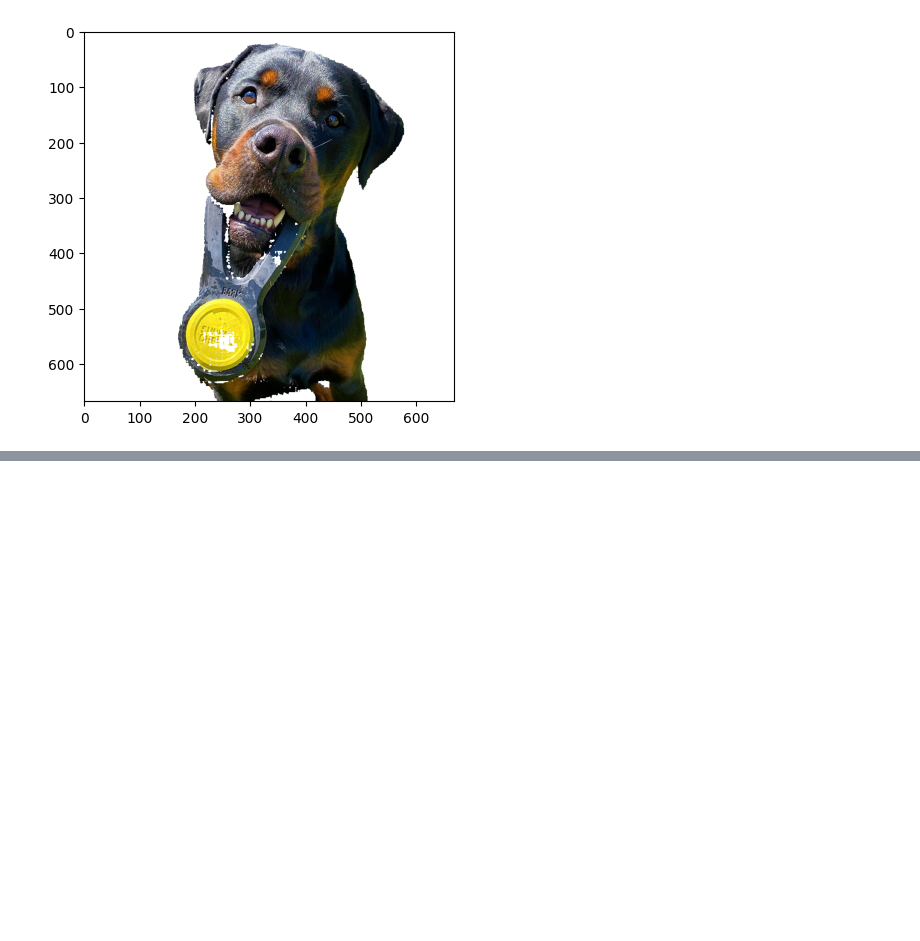
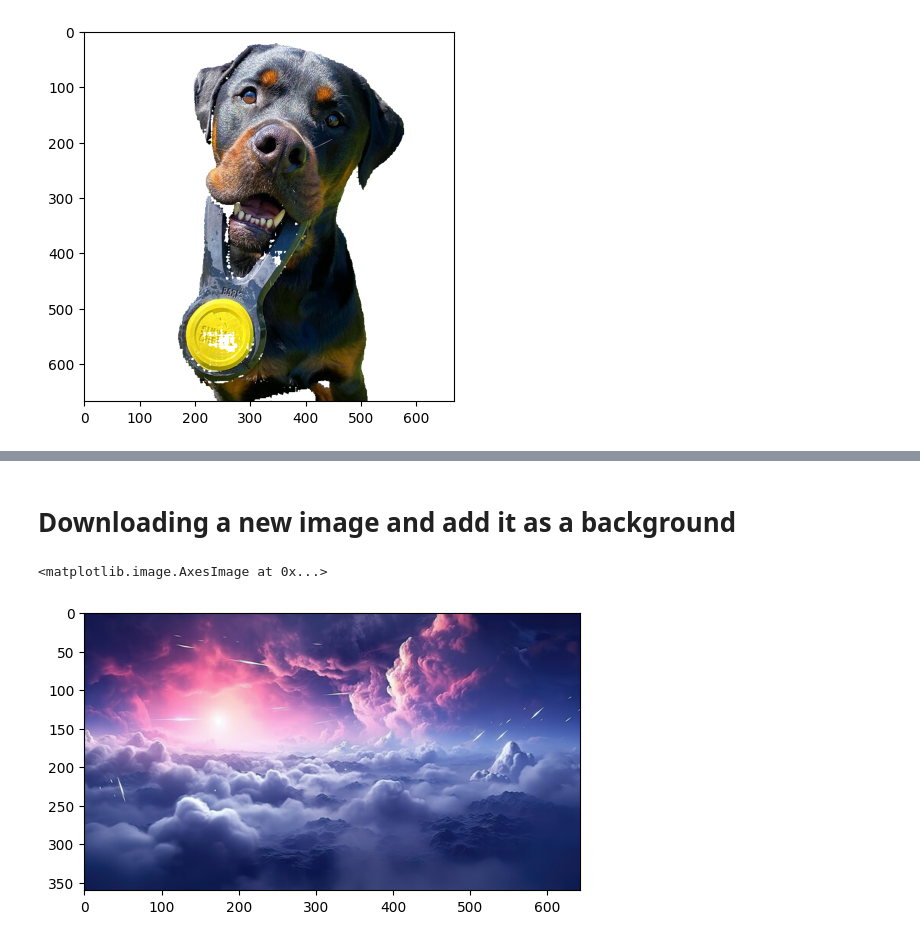
Before and after one commit to Bikash9841/Image_Background_Replacer, a Jupyter notebook: ImageBackgroundReplacement_usingSAM.ipynb, the cells around one changed output, grey strips where cells are left out. Cells and saved outputs as stored; diff of their text form; code cells hidden in the pictures; blank space fills up the shorter version.

```diff
--- a/ImageBackgroundReplacement_usingSAM.ipynb
+++ b/ImageBackgroundReplacement_usingSAM.ipynb
@@ -57,12 +68,14 @@ sam_vit_b_01ec64.pt 100%[===================>] 357.67M  19.9MB/s    in 17s
 #Downloading a `test_img`
 # %%
 import requests
+import os
+import cv2 as cv
 
 # URL of the image(sherlock)
-# image_url = "https://i.pinimg.com/originals/f3/87/e1/f387e11f493953e9ed3b4be72c96cced.jpg"
+image_url = "https://i.pinimg.com/originals/f3/87/e1/f387e11f493953e9ed3b4be72c96cced.jpg"
 
 # (dog)
-image_url = "https://images.ctfassets.net/j4x7ugudy4uu/4N0RDxHUz31uhaXYS24cth/eaf00f8620a1899713def55eb9f1245d/sc_carousel_0_2x.jpg"
+# image_url = "https://images.ctfassets.net/j4x7ugudy4uu/4N0RDxHUz31uhaXYS24cth/eaf00f8620a1899713def55eb9f1245d/sc_carousel_0_2x.jpg"
 
 # man in a canoe
 # image_url ="https://minneapolis2040.com/media/1115/goal11_cleanenvironment_womancanoeing.jpg"
@@ -232,0 +286,26 @@ plt.imshow(final_image_api)
+# %% [markdown]
+# Downloading a new image and add it as a background
+# %%
+url="https://t4.ftcdn.net/jpg/06/27/00/35/360_F_627003529_WLNIRaYMNDQawZW11LCdzX6SFaZrULJt.jpg"
+
+# Specify the local filename
+bg_img = "bg_img.jpg"
+
+if not os.path.exists(f'./{bg_img}'):
+
+  print(f'---downloading image from the url: {url}')
+  # Download the image
+  response = requests.get(url)
+
+  # Save the image with the specified filename
+  with open(bg_img, 'wb') as file:
+      file.write(response.content)
+
+  print(f"Image downloaded and saved as {bg_img}")
+
+bg_img=cv.imread(bg_img)
+bg_img=cv.cvtColor(bg_img,cv.COLOR_BGR2RGB)
+plt.imshow(bg_img)
+# %% [output]
+<matplotlib.image.AxesImage at 0x...>
+[figure, added]
```
Also changed, not shown: parts of 23 cells of this notebook.
